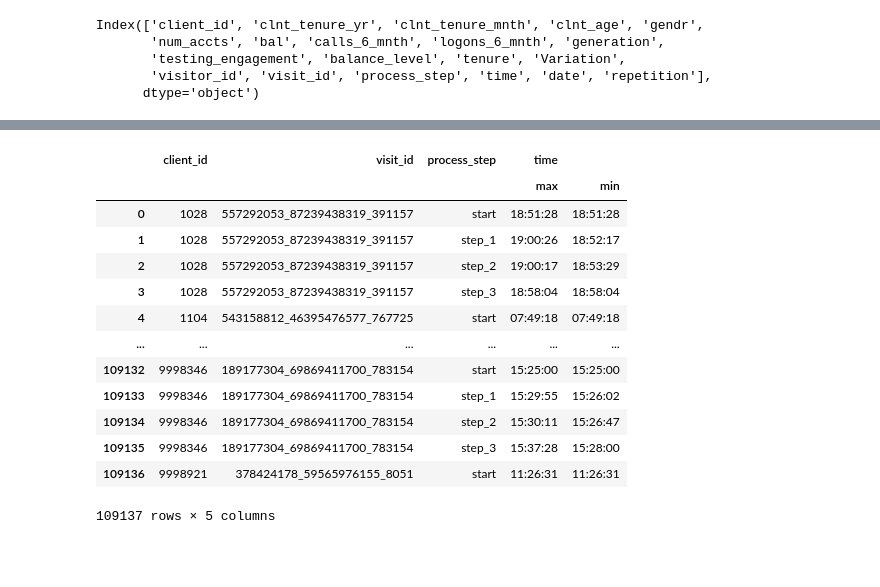
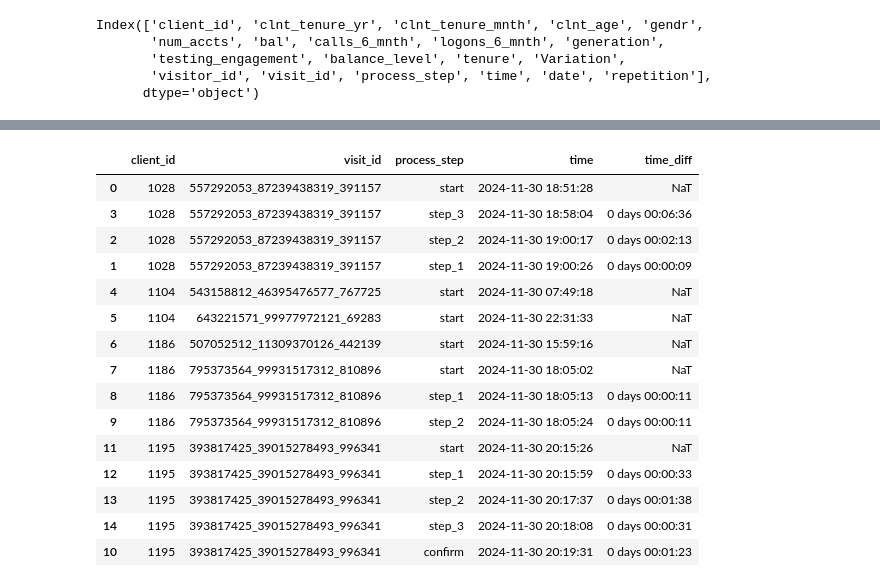
Before and after one commit to cemanzanoc/Project2, a Jupyter notebook: analysis.ipynb, the cells around one changed output, grey strips where cells are left out. Cells and saved outputs as stored; diff of their text form; code cells hidden in the pictures; blank space fills up the shorter version.

```diff
--- a/analysis.ipynb
+++ b/analysis.ipynb
@@ -243,0 +278,6 @@ Index(['client_id', 'clnt_tenure_yr', 'clnt_tenure_mnth', 'clnt_age', 'gendr',
+# %%
+def time_custom(group):
+    if group.name == 'start':
+        return group.min()
+    else:
+        return group.max()
@@ -244,2 +303,5 @@ Index(['client_id', 'clnt_tenure_yr', 'clnt_tenure_mnth', 'clnt_age', 'gendr',
 # %%
-df_control_pasos= df_control.groupby(["client_id", "visit_id", 'process_step']).agg({'time':['max', 'min']})
+df_control_pasos = df_control.groupby(
+    ['client_id', 'visit_id', 'process_step'], as_index=False
+).agg({'time': time_custom})
+df_control_pasos
@@ -246,2 +322,6 @@ df_control_pasos= df_control.groupby(["client_id", "visit_id", 'process_step']).
-# %%
-df_control_pasos = df_control_pasos.reset_index()
+# %%
+df_control_pasos = df_control_pasos.sort_values(by=['client_id', 'visit_id', 'time'])
+
+df_control_pasos['time_diff'] = df_control_pasos.groupby(['client_id', 'visit_id'])['time'].diff()
+df_control_pasos = df_control_pasos.sort_values(by=['client_id', 'visit_id', 'time', 'process_step'])
+df_control_pasos
@@ -248,17 +342,19 @@ df_control_pasos = df_control_pasos.reset_index()
 # %%
-df_control_pasos
+df_control_pasos.head(15)
 # %% [output]
-|  | client_id | visit_id | process_step | time |  |
-|  |  |  |  | max | min |
-| 0 | 1028 | 557292053_87239438319_391157 | start | 18:51:28 | 18:51:28 |
-| 1 | 1028 | 557292053_87239438319_391157 | step_1 | 19:00:26 | 18:52:17 |
-| 2 | 1028 | 557292053_87239438319_391157 | step_2 | 19:00:17 | 18:53:29 |
-| 3 | 1028 | 557292053_87239438319_391157 | step_3 | 18:58:04 | 18:58:04 |
-| 4 | 1104 | 543158812_46395476577_767725 | start | 07:49:18 | 07:49:18 |
-| ... | ... | ... | ... | ... | ... |
-| 109132 | 9998346 | 189177304_69869411700_783154 | start | 15:25:00 | 15:25:00 |
-| 109133 | 9998346 | 189177304_69869411700_783154 | step_1 | 15:29:55 | 15:26:02 |
-| 109134 | 9998346 | 189177304_69869411700_783154 | step_2 | 15:30:11 | 15:26:47 |
-| 109135 | 9998346 | 189177304_69869411700_783154 | step_3 | 15:37:28 | 15:28:00 |
-| 109136 | 9998921 | 378424178_59565976155_8051 | start | 11:26:31 | 11:26:31 |
+|  | client_id | visit_id | process_step | time | time_diff |
+| 0 | 1028 | 557292053_87239438319_391157 | start | 2024-11-30 18:51:28 | NaT |
+| 3 | 1028 | 557292053_87239438319_391157 | step_3 | 2024-11-30 18:58:04 | 0 days 00:06:36 |
+| 2 | 1028 | 557292053_87239438319_391157 | step_2 | 2024-11-30 19:00:17 | 0 days 00:02:13 |
+| 1 | 1028 | 557292053_87239438319_391157 | step_1 | 2024-11-30 19:00:26 | 0 days 00:00:09 |
+| 4 | 1104 | 543158812_46395476577_767725 | start | 2024-11-30 07:49:18 | NaT |
+| 5 | 1104 | 643221571_99977972121_69283 | start | 2024-11-30 22:31:33 | NaT |
+| 6 | 1186 | 507052512_11309370126_442139 | start | 2024-11-30 15:59:16 | NaT |
+| 7 | 1186 | 795373564_99931517312_810896 | start | 2024-11-30 18:05:02 | NaT |
+| 8 | 1186 | 795373564_99931517312_810896 | step_1 | 2024-11-30 18:05:13 | 0 days 00:00:11 |
+| 9 | 1186 | 795373564_99931517312_810896 | step_2 | 2024-11-30 18:05:24 | 0 days 00:00:11 |
+| 11 | 1195 | 393817425_39015278493_996341 | start | 2024-11-30 20:15:26 | NaT |
+| 12 | 1195 | 393817425_39015278493_996341 | step_1 | 2024-11-30 20:15:59 | 0 days 00:00:33 |
+| 13 | 1195 | 393817425_39015278493_996341 | step_2 | 2024-11-30 20:17:37 | 0 days 00:01:38 |
+| 14 | 1195 | 393817425_39015278493_996341 | step_3 | 2024-11-30 20:18:08 | 0 days 00:00:31 |
+| 10 | 1195 | 393817425_39015278493_996341 | confirm | 2024-11-30 20:19:31 | 0 days 00:01:23 |
-109137 rows × 5 columns
```
Also changed, not shown: parts of 10 cells of this notebook.
